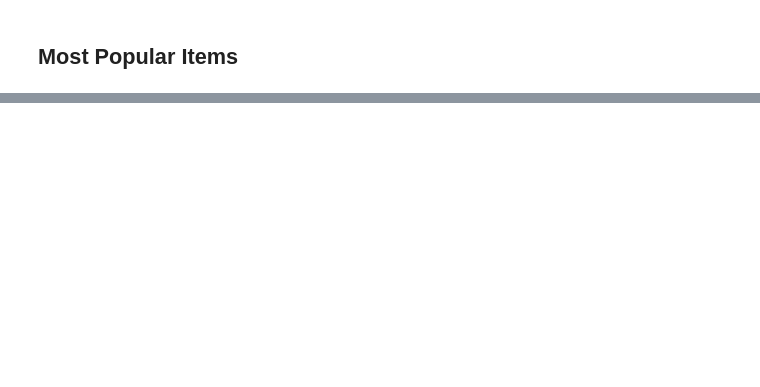
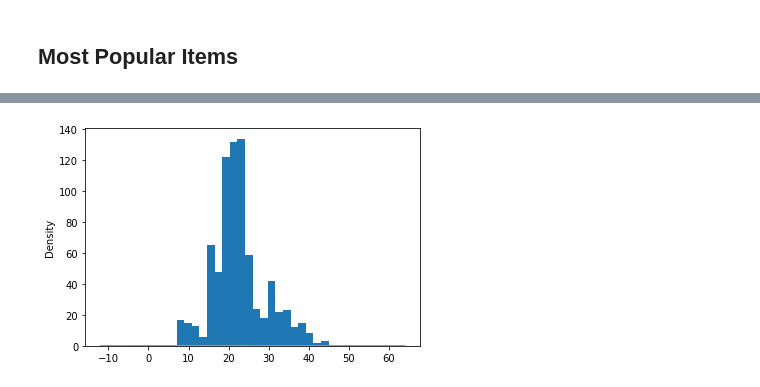
Before and after one commit to juanitovaldez/pandas_challenge_jonathan_buswell, a Jupyter notebook: HeroesOfPymoli/pandas_challenge_jonathan_buswell.ipynb, the cells around one changed output, grey strips where cells are left out. Drawn from its saved outputs; the diff is of its cells as text; code cells hidden in the pictures; blank space fills up the shorter version.

```diff
--- a/HeroesOfPymoli/pandas_challenge_jonathan_buswell.ipynb
+++ b/HeroesOfPymoli/pandas_challenge_jonathan_buswell.ipynb
@@ -263,0 +269,4 @@ top_item_df.nlargest(columns='Total Item Sales', n=10)
+# %%
+md_df['Age'].plot.hist(bins = 20)
+# %% [output]
+[figure, added]
```
Also changed, not shown: parts of 13 cells of this notebook.
